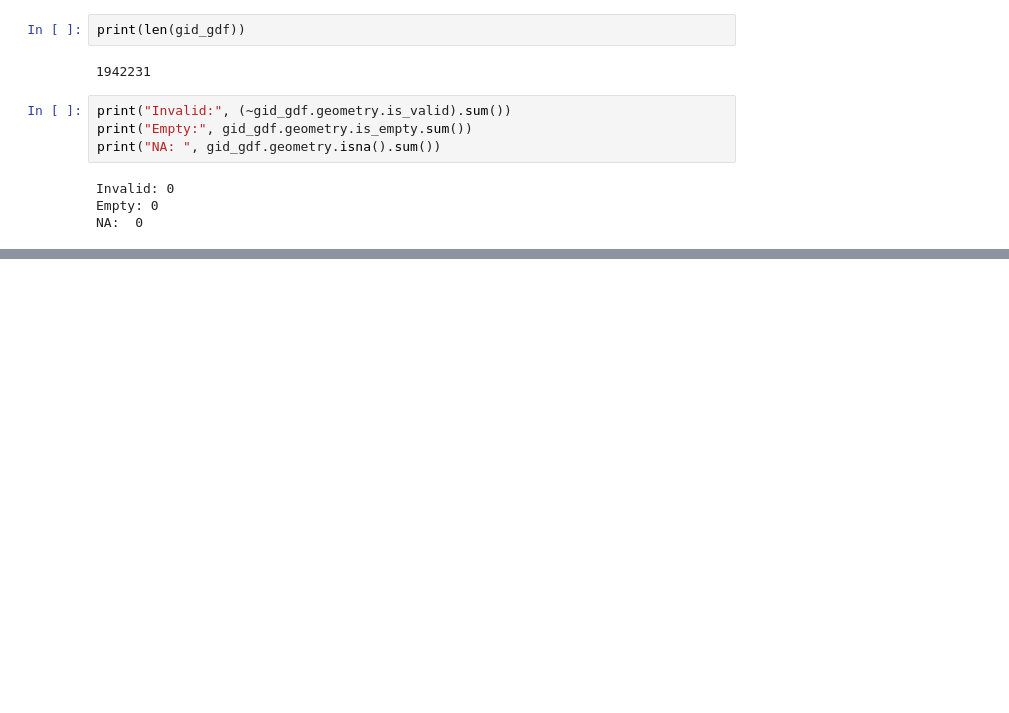
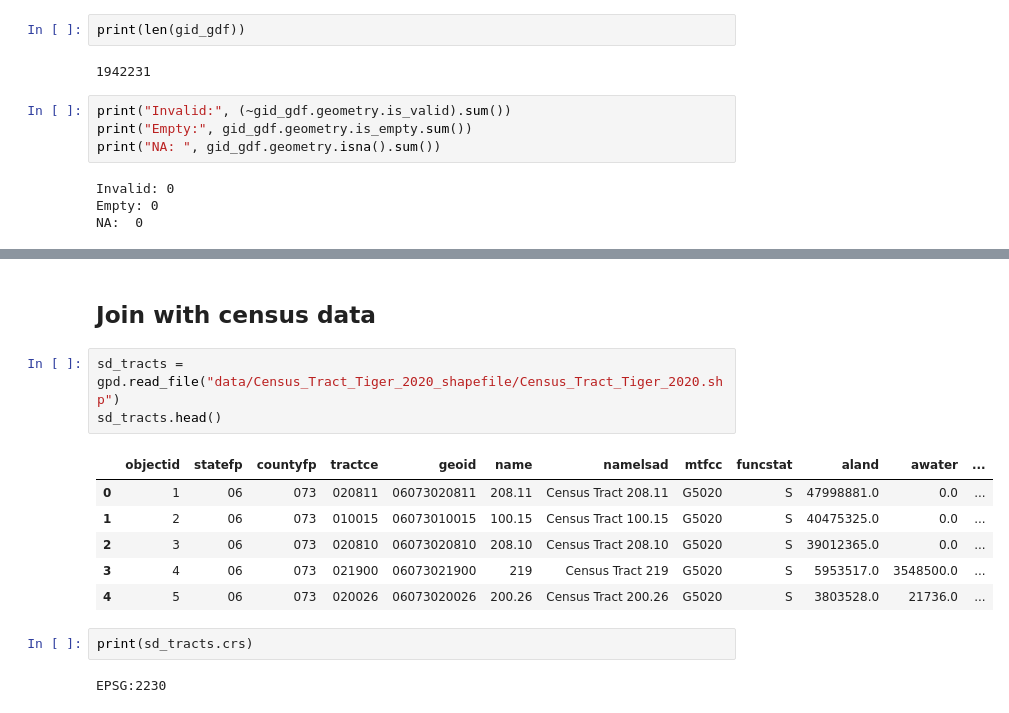
Before and after one commit to glow-27/cogs-proj-2, a Jupyter notebook: data_preprocessing.ipynb, the cells around one changed output, grey strips where cells are left out. Cells and saved outputs as stored; diff of their text form; blank space fills up the shorter version.

Commit message:
added census tract join

```diff
--- a/data_preprocessing.ipynb
+++ b/data_preprocessing.ipynb
@@ -173,0 +174,16 @@ sample_reports.plot()
+# %% [markdown]
+## Join with census data
+# %%
+sd_tracts = gpd.read_file("data/Census_Tract_Tiger_2020_shapefile/Census_Tract_Tiger_2020.shp")
+sd_tracts.head()
+# %% [output]
+|  | objectid | statefp | countyfp | tractce | geoid | name | namelsad | mtfcc | funcstat | aland | awater | ... |
+| 0 | 1 | 06 | 073 | 020811 | 06073020811 | 208.11 | Census Tract 208.11 | G5020 | S | 47998881.0 | 0.0 | ... |
+| 1 | 2 | 06 | 073 | 010015 | 06073010015 | 100.15 | Census Tract 100.15 | G5020 | S | 40475325.0 | 0.0 | ... |
+| 2 | 3 | 06 | 073 | 020810 | 06073020810 | 208.10 | Census Tract 208.10 | G5020 | S | 39012365.0 | 0.0 | ... |
+| 3 | 4 | 06 | 073 | 021900 | 06073021900 | 219 | Census Tract 219 | G5020 | S | 5953517.0 | 3548500.0 | ... |
+| 4 | 5 | 06 | 073 | 020026 | 06073020026 | 200.26 | Census Tract 200.26 | G5020 | S | 3803528.0 | 21736.0 | ... |
+# %%
+print(sd_tracts.crs)
+# %% [output]
+EPSG:2230
```
Also changed, not shown: parts of 5 cells of this notebook.
